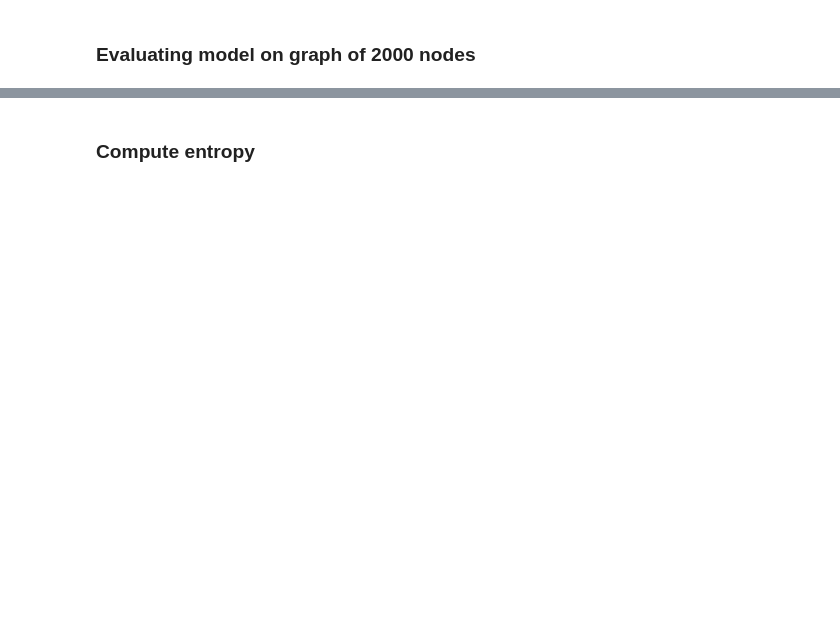
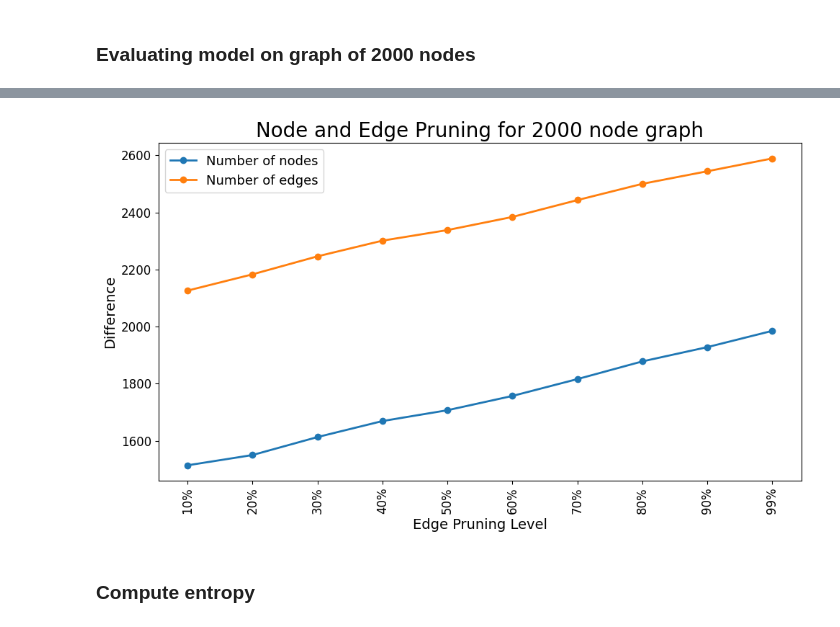
Before and after one commit to RahinAshraf/Unsupervised-Heterogenous-Pruning, a Jupyter notebook: uhp_model/DeepWalk_2,000_node_graph.ipynb, the cells around one changed output, grey strips where cells are left out. Saved outputs shown, nothing was run; the diff lists cells and outputs as text; code cells hidden in the pictures; blank space fills up the shorter version.

```diff
--- a/uhp_model/DeepWalk_2,000_node_graph.ipynb
+++ b/uhp_model/DeepWalk_2,000_node_graph.ipynb
@@ -540,7 +619,7 @@ plot_differences()
 # Function to read CSV and plot the 'Difference' column for each row
 def plot_differences():
     # Use glob to find all CSV files in the specified directory
-    csv_files = glob.glob('../results/csv_results/Node2Vec_csv_results/2000_node_graph_csv_results/*.csv')
+    csv_files = glob.glob('../results/csv_results/DeepWalk_csv_results/2000_node_graph_csv_results/*.csv')
     csv_files.sort()  # Sort the files to ensure consistent order
 
     # List to store the DataFrames
@@ -562,33 +641,35 @@ def plot_differences():
 
     # Iterate over each DataFrame and populate the differences for each metric
     for df in all_dataframes:
         for metric in unwanted_metrics:
             if metric in row_labels:
                 difference = df[df['Metric'] == metric]['Difference'].astype(float).values[0]
                 all_differences[metric].append(difference)
 
     # Generate x-tick labels as percentages, ending with 99%
     num_files = len(csv_files)
     percentage_labels = [f'{i*10}%' for i in range(1, num_files)]
     percentage_labels.append('99%')
 
     # Plot the differences for each unwanted metric
     plt.figure(figsize=(10, 6))
 
     for metric, differences in all_differences.items():
         plt.plot(percentage_labels, differences, marker='o', label=metric, linewidth=2)
 
     plt.xticks(rotation=90, fontsize=12)
     plt.yticks(fontsize=12)
     plt.xlabel('Edge Pruning Level', fontsize=14)
     plt.ylabel('Difference', fontsize=14)
     plt.title('Node and Edge Pruning for 2000 node graph', fontsize=20)
     plt.legend(fontsize=13)
     plt.tight_layout()
     plt.show()
 
 # Call the function to plot the differences
 plot_differences()
+# %% [output]
+[figure, added]
 # %% [markdown]
 ### Compute entropy
 # %%
```
Also changed, not shown: parts of 13 cells of this notebook, 3 other files.
